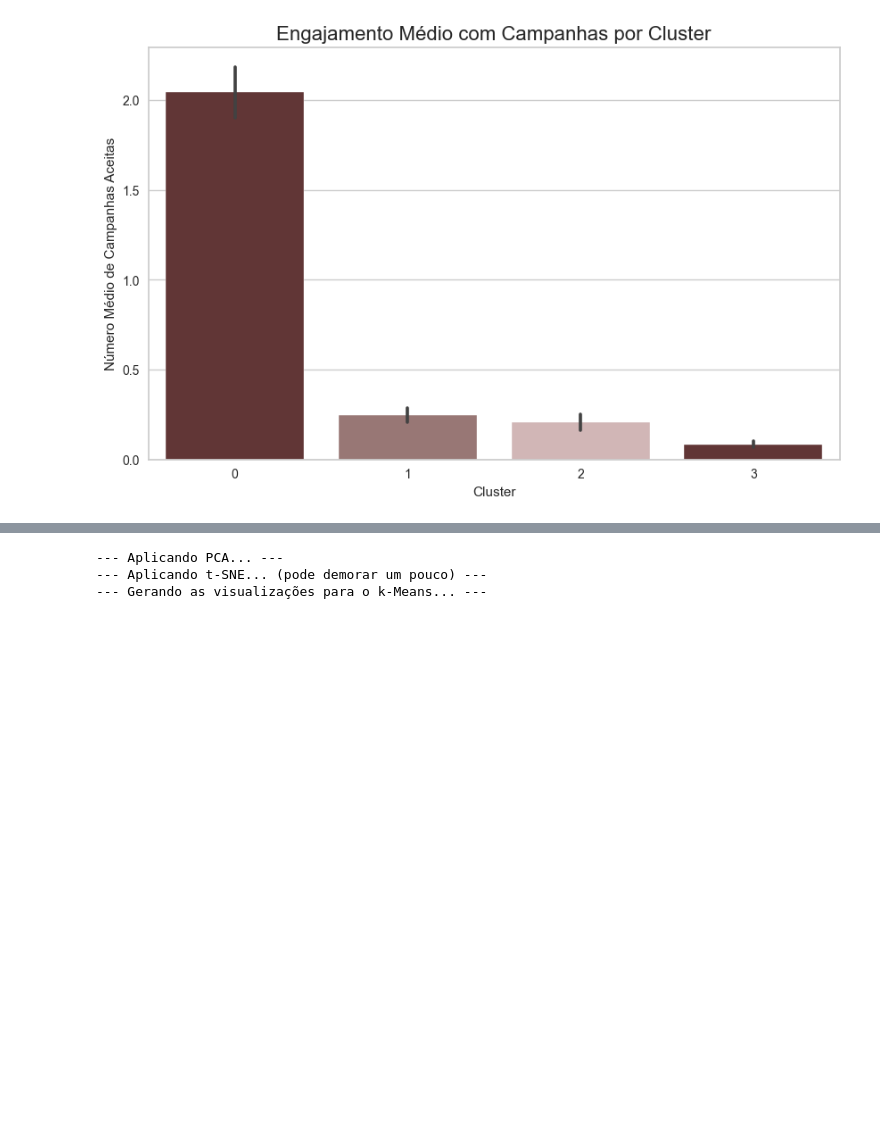
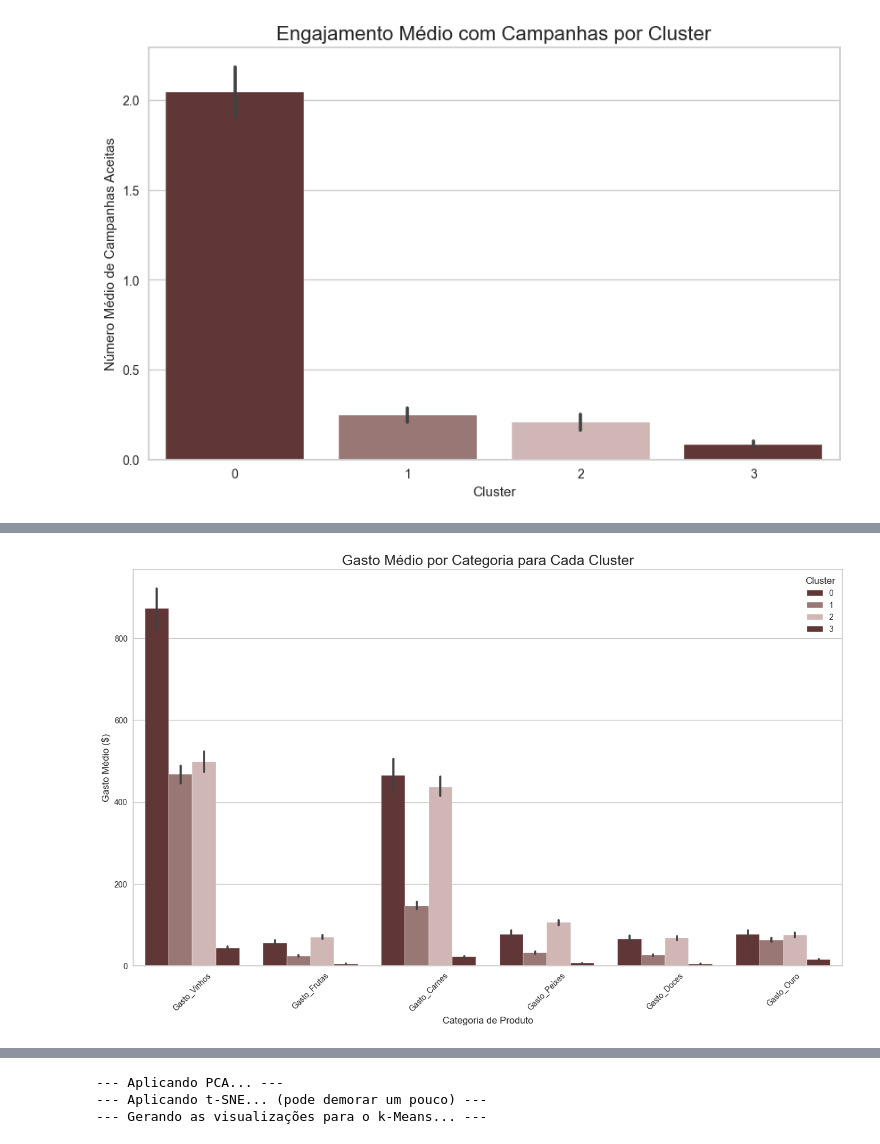
Before and after one commit to juniors719/customer_personality_clustering, a Jupyter notebook: customer_segmentation.ipynb, the cells around one changed output, grey strips where cells are left out. Saved outputs shown, nothing was run; the diff lists cells and outputs as text; code cells hidden in the pictures; blank space fills up the shorter version.

```diff
--- a/customer_segmentation.ipynb
+++ b/customer_segmentation.ipynb
@@ -819 +841,36 @@ plt.show()
+# %%
+# --- GRÁFICO DE GASTO MÉDIO POR CATEGORIA E CLUSTER ---
+
+# Selecionando as colunas de gasto e o cluster
+gasto_cols = [
+    'Gasto_Vinhos', 'Gasto_Frutas', 'Gasto_Carnes',
+    'Gasto_Peixes', 'Gasto_Doces', 'Gasto_Ouro'
+]
+cluster_gasto_df = df_sem_outliers[['Cluster_KMeans'] + gasto_cols]
+
+# Usamos a função melt para transformar o dataframe para o formato "longo", ideal para o Seaborn
+perfil_gasto_melted = cluster_gasto_df.melt(
+    id_vars='Cluster_KMeans',
+    var_name='Categoria_de_Produto',
+    value_name='Gasto_Medio'
+)
+
+# Criando o gráfico de barras agrupado
+plt.figure(figsize=(16, 9))
+sns.barplot(
+    data=perfil_gasto_melted,
+    x='Categoria_de_Produto',
+    y='Gasto_Medio',
+    hue='Cluster_KMeans',
+    palette=PALETTE
+)
+
+plt.title('Gasto Médio por Categoria para Cada Cluster', fontsize=18)
+plt.xlabel('Categoria de Produto', fontsize=12)
+plt.ylabel('Gasto Médio ($)', fontsize=12)
+plt.xticks(rotation=45)
+plt.legend(title='Cluster')
+plt.show()
+# %% [output]
+[figure, added]
 # %% [markdown]
```
Also changed, not shown: parts of 7 cells of this notebook.
